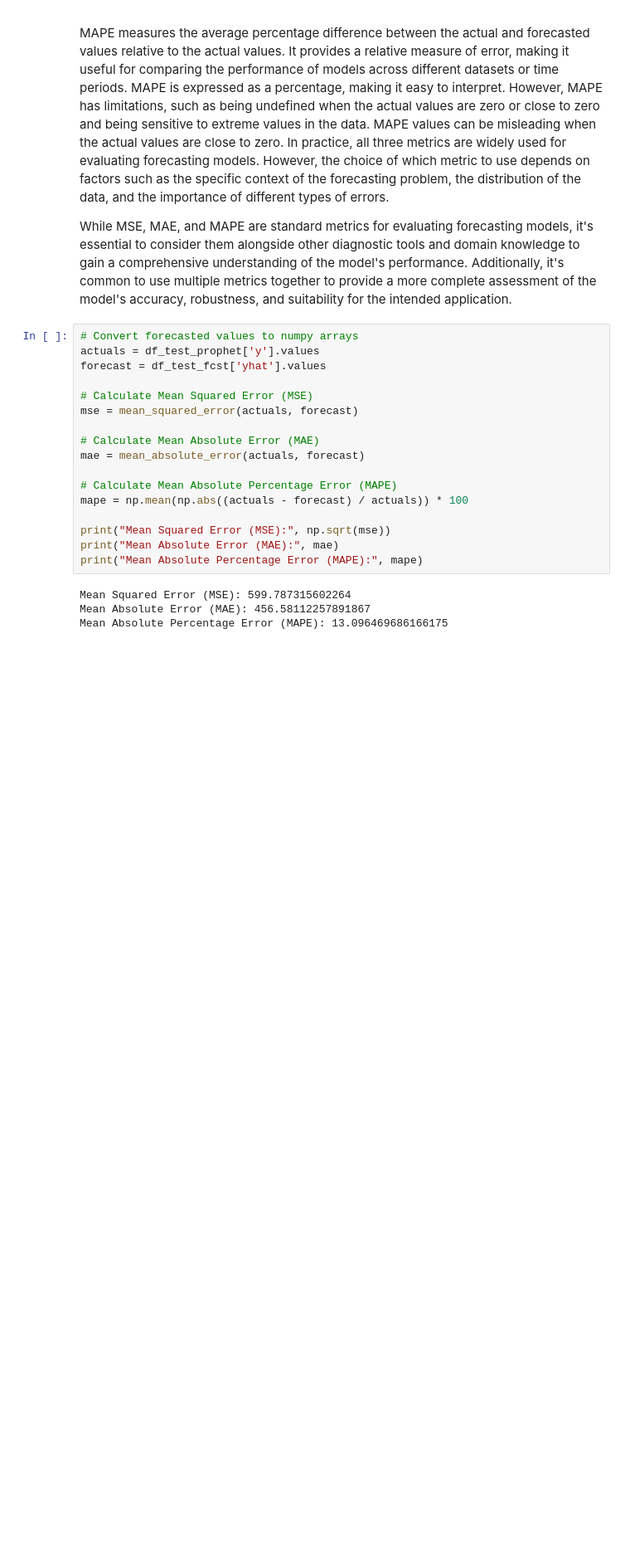
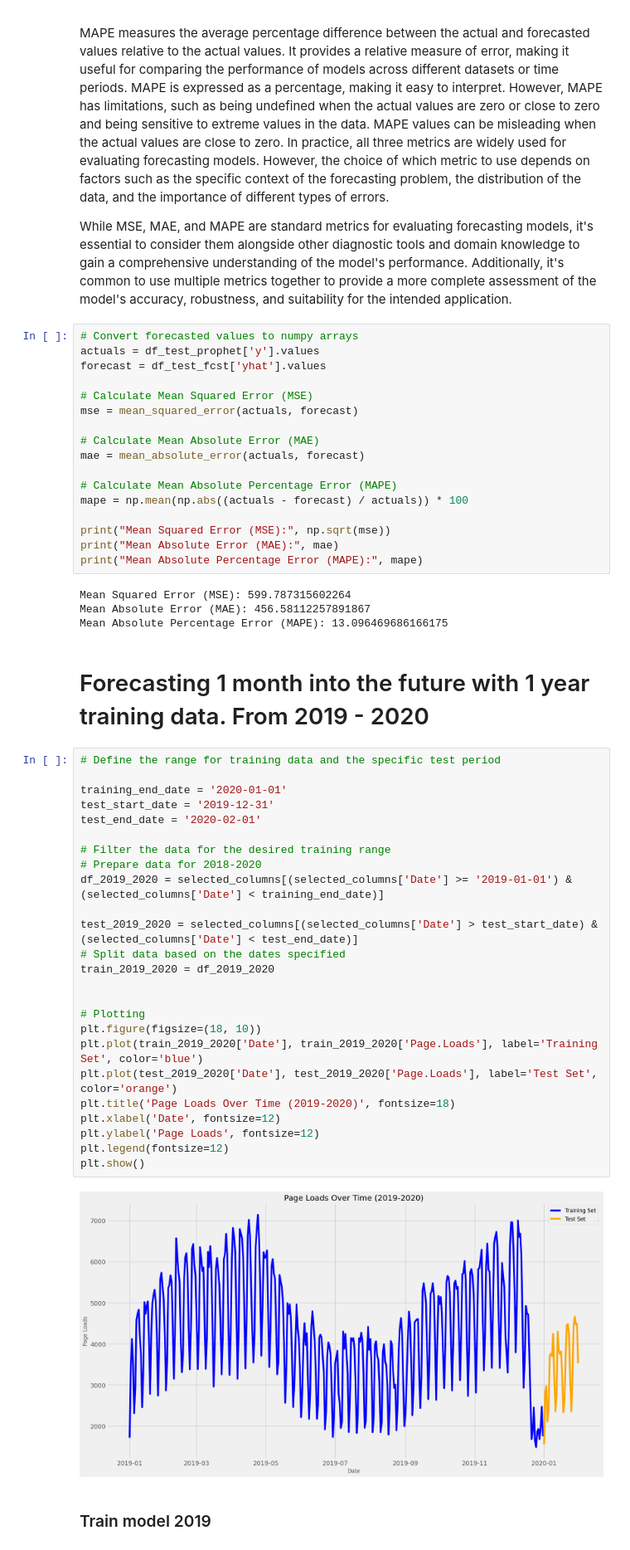
Before and after one commit to sebgro98/traffic-prediction, a Jupyter notebook: Prohpet_forecast.ipynb, the cells around one changed output. Shown at 83% size. Cells and saved outputs as stored; diff of their text form; blank space fills up the shorter version.

Commit message:
Added comparision with 1 month, for 1 year data, 2, 3 and 4

```diff
--- a/Prohpet_forecast.ipynb
+++ b/Prohpet_forecast.ipynb
@@ -387,3 +387,34 @@ print("Mean Absolute Percentage Error (MAPE):", mape)
 Mean Squared Error (MSE): 599.787315602264
 Mean Absolute Error (MAE): 456.58112257891867
 Mean Absolute Percentage Error (MAPE): 13.096469686166175
+# %% [markdown]
+# Forecasting 1 month into the future with 1 year training data. From 2019 - 2020
+# %%
+# Define the range for training data and the specific test period
+
+training_end_date = '2020-01-01'
+test_start_date = '2019-12-31'
+test_end_date = '2020-02-01'
+
+# Filter the data for the desired training range
+# Prepare data for 2018-2020
+df_2019_2020 = selected_columns[(selected_columns['Date'] >= '2019-01-01') & (selected_columns['Date'] < training_end_date)]
+
+test_2019_2020 = selected_columns[(selected_columns['Date'] > test_start_date) & (selected_columns['Date'] < test_end_date)]
+# Split data based on the dates specified
+train_2019_2020 = df_2019_2020
+
+
+# Plotting
+plt.figure(figsize=(18, 10))
+plt.plot(train_2019_2020['Date'], train_2019_2020['Page.Loads'], label='Training Set', color='blue')
+plt.plot(test_2019_2020['Date'], test_2019_2020['Page.Loads'], label='Test Set', color='orange')
+plt.title('Page Loads Over Time (2019-2020)', fontsize=18)
+plt.xlabel('Date', fontsize=12)
+plt.ylabel('Page Loads', fontsize=12)
+plt.legend(fontsize=12)
+plt.show()
+# %% [output]
+[figure, added]
+# %% [markdown]
+### Train model 2019
```
Also changed, not shown: parts of 32 cells of this notebook, 1 other file.
